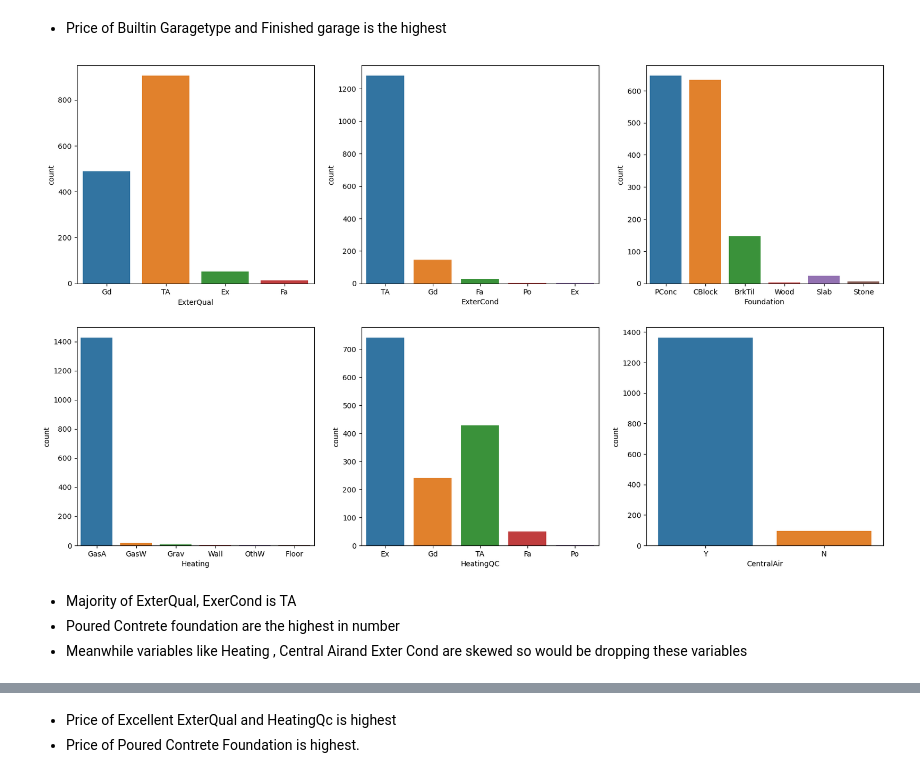
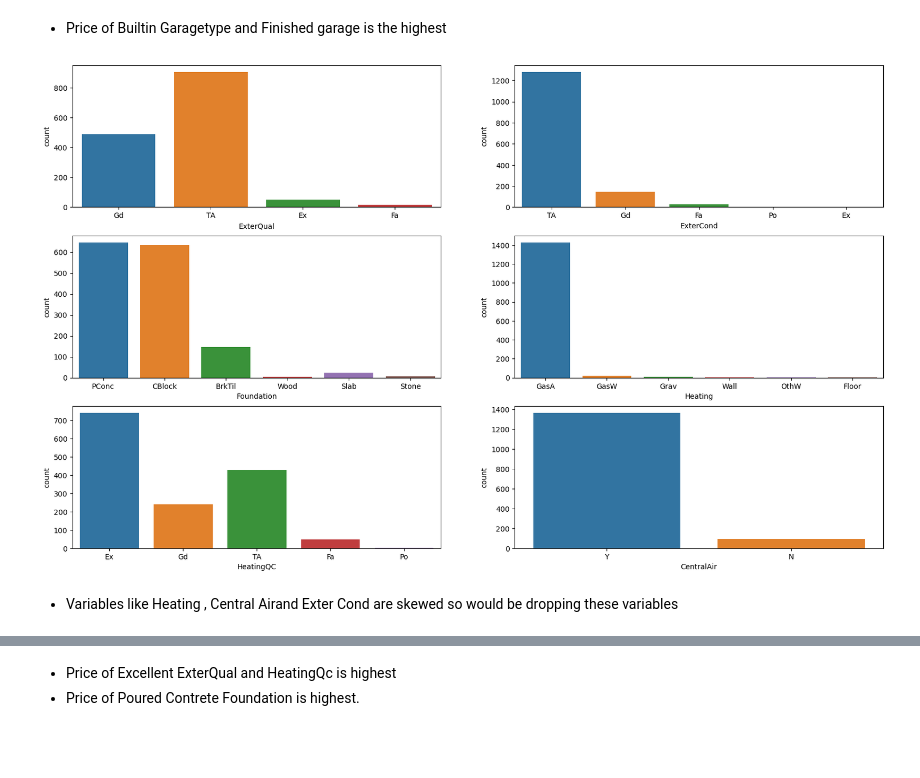
Before and after one commit to kpavan3697/Surprise-Housing-Case-Study, a Jupyter notebook: Surprise Housing_Pavan.ipynb, the cells around one changed output, grey strips where cells are left out. Cells and saved outputs as stored; diff of their text form; code cells hidden in the pictures; blank space fills up the shorter version.

```diff
--- a/Surprise Housing_Pavan.ipynb
+++ b/Surprise Housing_Pavan.ipynb
@@ -480,0 +269,8 @@ sns.boxplot(x = 'GarageFinish', y = 'SalePrice', data = surp)
+# %%
+# Cases when the house doesn't have the basement so replacing null with No Basement
+
+surp_df['BsmtExposure'] = surp_df['BsmtExposure'].replace(np.nan, 'No Basement')
+surp_df['BsmtFinType2'] = surp_df['BsmtFinType2'].replace(np.nan, 'No Basement')
+surp_df['BsmtFinType1'] = surp_df['BsmtFinType1'].replace(np.nan, 'No Basement')
+surp_df['BsmtCond'] = surp_df['BsmtCond'].replace(np.nan, 'No Basement')
+surp_df['BsmtQual'] = surp_df['BsmtQual'].replace(np.nan, 'No Basement')
@@ -480,0 +322,2 @@ sns.boxplot(x = 'GarageFinish', y = 'SalePrice', data = surp)
+# %%
+surp_df['SalePrice']=np.log(surp_df.SalePrice) #tranforming to form normal disribution
@@ -480,0 +408,3 @@ sns.boxplot(x = 'GarageFinish', y = 'SalePrice', data = surp)
+# %%
+# Dropping highly skewed column
+surp_df.drop(['Functional'],axis=1,inplace=True)
@@ -480,0 +460,7 @@ sns.boxplot(x = 'GarageFinish', y = 'SalePrice', data = surp)
+# %%
+surp_df['GarageType'] = surp_df['GarageType'].replace(['Basment','CarPort','2Types'],'Others')
+surp_df['SaleCondition'] = surp_df['SaleCondition'].replace(['Family','Alloca','AdjLand'],'Others')
+
+
+# Dropping highly skewed columns
+surp_df.drop(['GarageQual','GarageCond','SaleType'],axis=1,inplace=True)
@@ -482,22 +479,20 @@ sns.boxplot(x = 'GarageFinish', y = 'SalePrice', data = surp)
 - Price of Builtin Garagetype and Finished garage is the highest
 # %%
 plt.figure(figsize=(20, 12))
-plt.subplot(2,3,1)
-sns.countplot(x = 'ExterQual',  data = surp)
-plt.subplot(2,3,2)
-sns.countplot(x = 'ExterCond', data = surp)
-plt.subplot(2,3,3)
-sns.countplot(x = 'Foundation', data = surp)
-plt.subplot(2,3,4)
-sns.countplot(x = 'Heating', data = surp)
-plt.subplot(2,3,5)
-sns.countplot(x = 'HeatingQC',  data = surp)
-plt.subplot(2,3,6)
-sns.countplot(x = 'CentralAir', data = surp)
+plt.subplot(3,2,1)
+sns.countplot(x = 'ExterQual',  data = surp_df)
+plt.subplot(3,2,2)
+sns.countplot(x = 'ExterCond', data = surp_df)
+plt.subplot(3,2,3)
+sns.countplot(x = 'Foundation', data = surp_df)
+plt.subplot(3,2,4)
+sns.countplot(x = 'Heating', data = surp_df)
+plt.subplot(3,2,5)
+sns.countplot(x = 'HeatingQC',  data = surp_df)
+plt.subplot(3,2,6)
+sns.countplot(x = 'CentralAir', data = surp_df)
 plt.show()
 # %% [output]
-[figure, old version]
+[figure, new version]
 # %% [markdown]
-- Majority of ExterQual, ExerCond is TA
-- Poured Contrete foundation are the highest in number
-- Meanwhile variables like Heating , Central Airand Exter Cond are skewed so would be dropping these variables
+- Variables like Heating , Central Airand Exter Cond are skewed so would be dropping these variables
```
Also changed, not shown: parts of 110 cells of this notebook.
